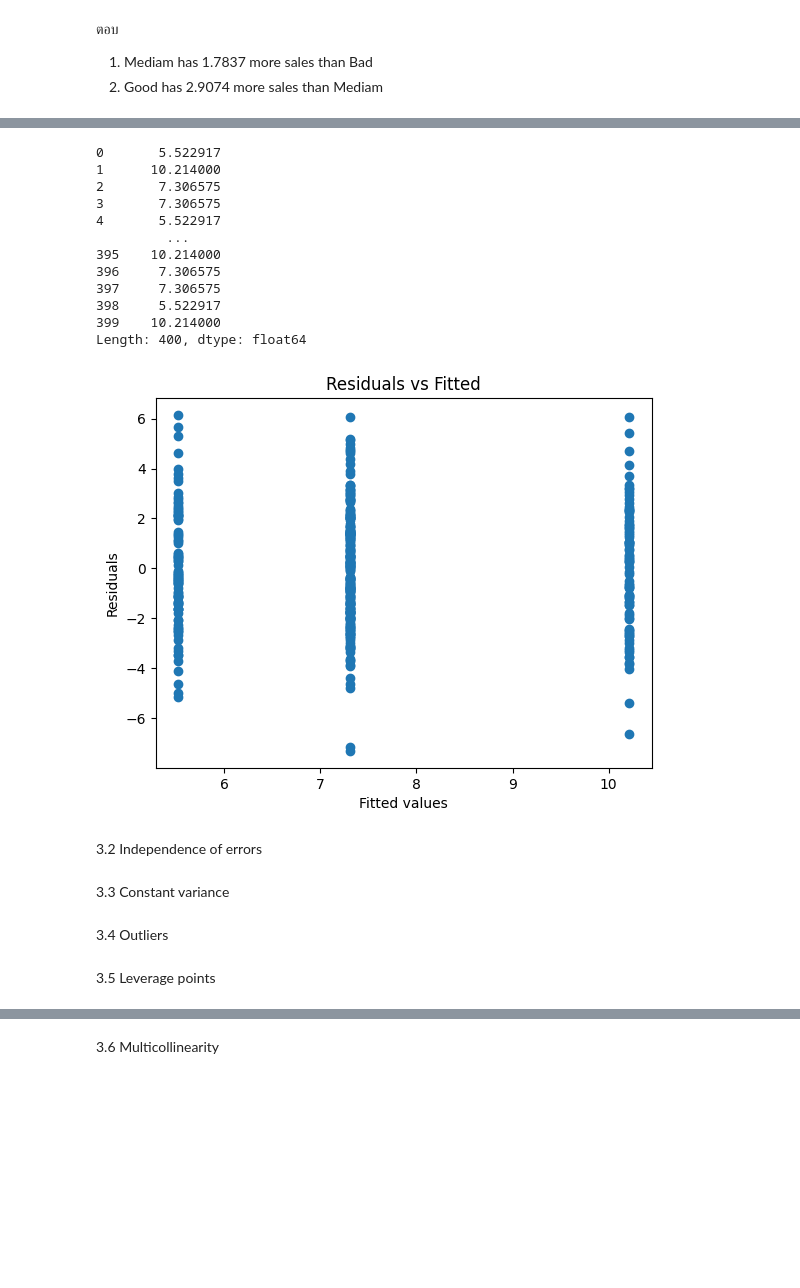
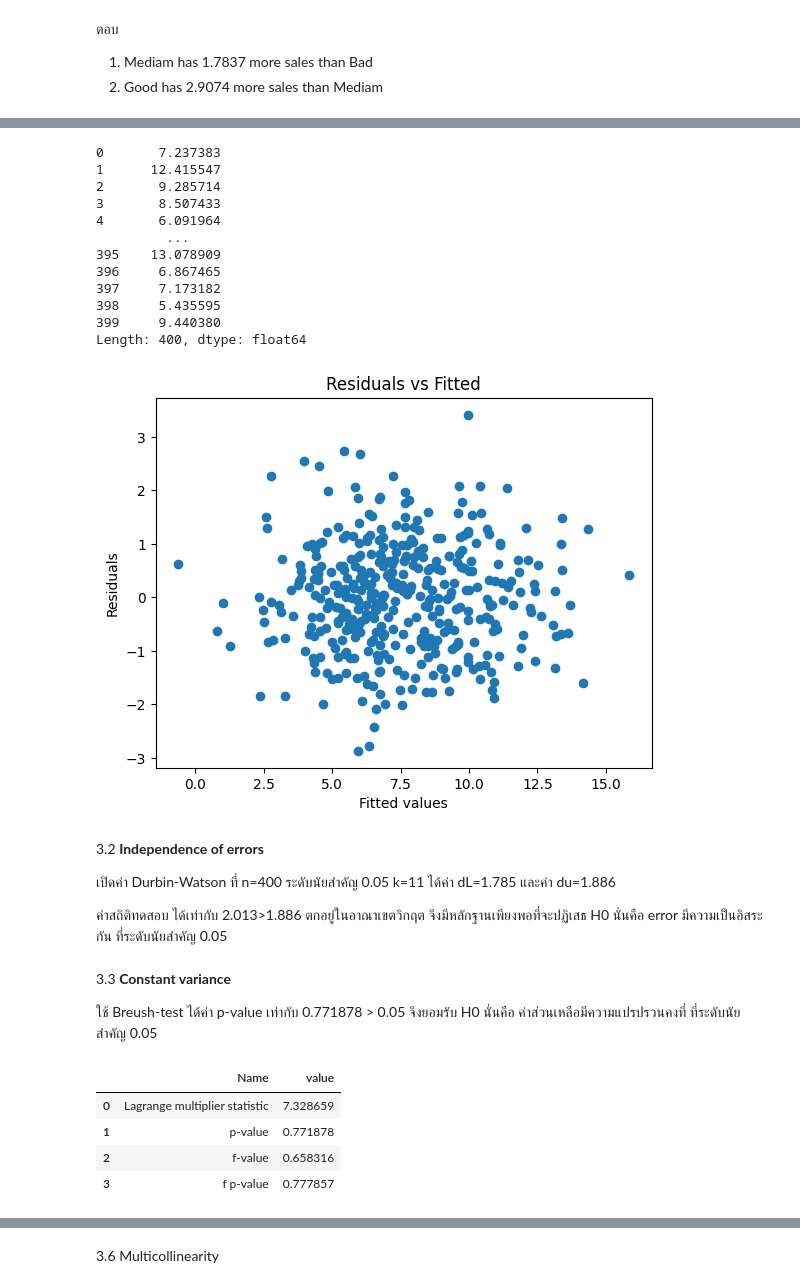
Before and after one commit to nichanankhantha/229351-StatLearningforDatasci1, a Jupyter notebook: 229351-LAB06.ipynb, the cells around one changed output, grey strips where cells are left out. Cells and saved outputs as stored; diff of their text form; code cells hidden in the pictures; blank space fills up the shorter version.

```diff
--- a/229351-LAB06.ipynb
+++ b/229351-LAB06.ipynb
@@ -325,29 +477,41 @@ plt.ylabel('Residuals');
 # %%
-plt.scatter(auto_lr.fittedvalues, auto_lr.resid)
+plt.scatter(carseats_lr.fittedvalues, carseats_lr.resid)
 plt.title('Residuals vs Fitted')
 plt.xlabel('Fitted values')
 plt.ylabel('Residuals');
 
-print(auto_lr.fittedvalues)
+print(carseats_lr.fittedvalues)
 # %% [output]
-0       5.522917
-1      10.214000
-2       7.306575
-3       7.306575
-4       5.522917
+0       7.237383
+1      12.415547
+2       9.285714
+3       8.507433
+4       6.091964
          ...
-395    10.214000
-396     7.306575
-397     7.306575
-398     5.522917
-399    10.214000
+395    13.078909
+396     6.867465
+397     7.173182
+398     5.435595
+399     9.440380
 Length: 400, dtype: float64
-[figure, old version]
+[figure, new version]
-# %% [markdown]
-3.2 Independence of errors
-# %% [markdown]
-3.3 Constant variance
-# %% [markdown]
-3.4 Outliers
-# %% [markdown]
-3.5 Leverage points
+# %% [markdown]
+3.2 **Independence of errors**
+
+เปิดค่า Durbin-Watson ที่ n=400 ระดับนัยสำคัญ 0.05 k=11 ได้ค่า dL=1.785 และค่า du=1.886
+
+ค่าสถิติทดสอบ ได้เท่ากับ 2.013>1.886 ตกอยู่ในอาณาเขตวิกฤต จึงมีหลักฐานเพียงพอที่จะปฏิเสธ H0 นั่นคือ error มีความเป็นอิสระกัน ที่ระดับนัยสำคัญ 0.05
+# %% [markdown]
+3.3 **Constant variance**
+
+ใช้ Breush-test ได้ค่า p-value เท่ากับ 0.771878 > 0.05 จึงยอมรับ H0 นั่นคือ ค่าส่วนเหลือมีความแปรปรวนคงที่ ที่ระดับนัยสำคัญ 0.05
+# %%
+name = ["Lagrange multiplier statistic", "p-value", "f-value", "f p-value"]
+test = sms.het_breuschpagan(carseats_lr.resid, carseats_lr.model.exog)
+pd.DataFrame({'Name':name, 'value':test})
+# %% [output]
+|  | Name | value |
+| 0 | Lagrange multiplier statistic | 7.328659 |
+| 1 | p-value | 0.771878 |
+| 2 | f-value | 0.658316 |
+| 3 | f p-value | 0.777857 |
```
Also changed, not shown: parts of 31 cells of this notebook.
